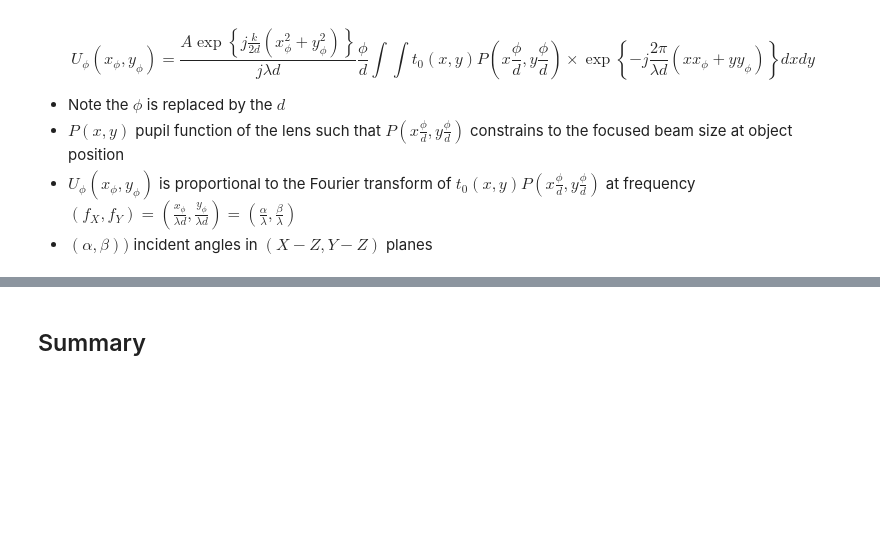
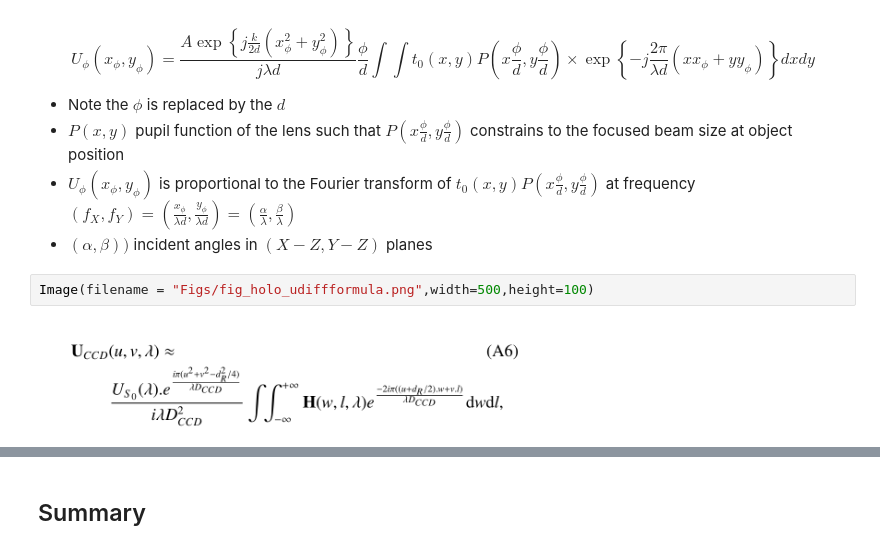
Before and after one commit to sylvielsstfr/AuxtelPSFpoppy, a Jupyter notebook: docs/notebooks/introdiffraction/01_SlidePoppyDiffraction.ipynb, the cells around one changed output, grey strips where cells are left out. Saved outputs shown, nothing was run; the diff lists cells and outputs as text; blank space fills up the shorter version.

```diff
--- a/docs/notebooks/introdiffraction/01_SlidePoppyDiffraction.ipynb
+++ b/docs/notebooks/introdiffraction/01_SlidePoppyDiffraction.ipynb
@@ -85,3 +86,7 @@ $$
 - $P(x,y)$ pupil function of the lens such that $P(x \frac{\phi}{d}, y\frac{\phi}{d})$ constrains to the focused beam size at object position
 - $U_\phi(x_\phi,y_\phi)$ is proportional to the Fourier transform of $t_0(x,y) P(x \frac{\phi}{d}, y\frac{\phi}{d})$ at frequency $(f_X,f_Y) = (\frac{x_\phi}{\lambda d}, \frac{y_\phi}{\lambda d}) = (\frac{\alpha}{\lambda }, \frac{\beta}{\lambda})$
 - $(\alpha,\beta))$ incident angles in $(X-Z,Y-Z)$ planes
+# %%
+Image(filename = "Figs/fig_holo_udiffformula.png",width=500,height=100)
+# %% [output]
+[figure, added]
```
Also changed, not shown: parts of 5 cells of this notebook, 3 other files.
